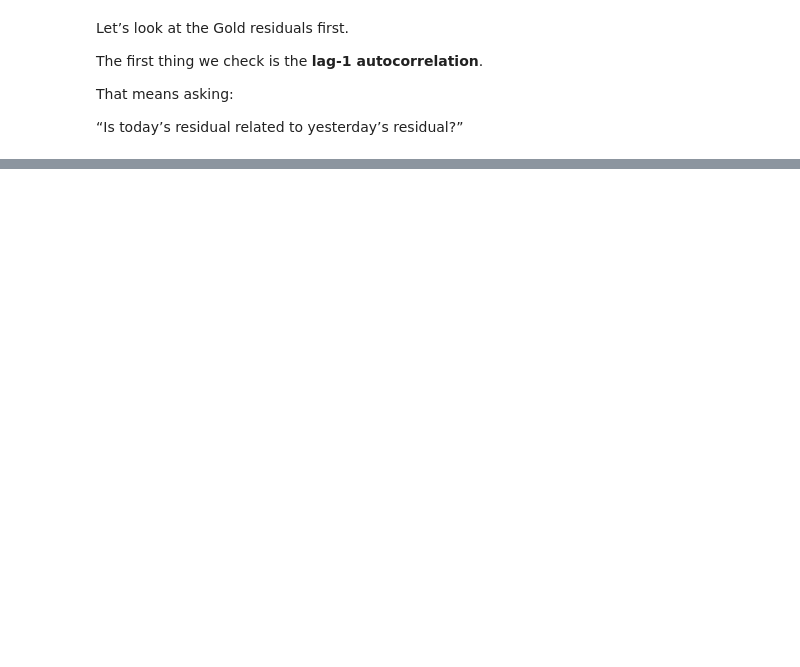
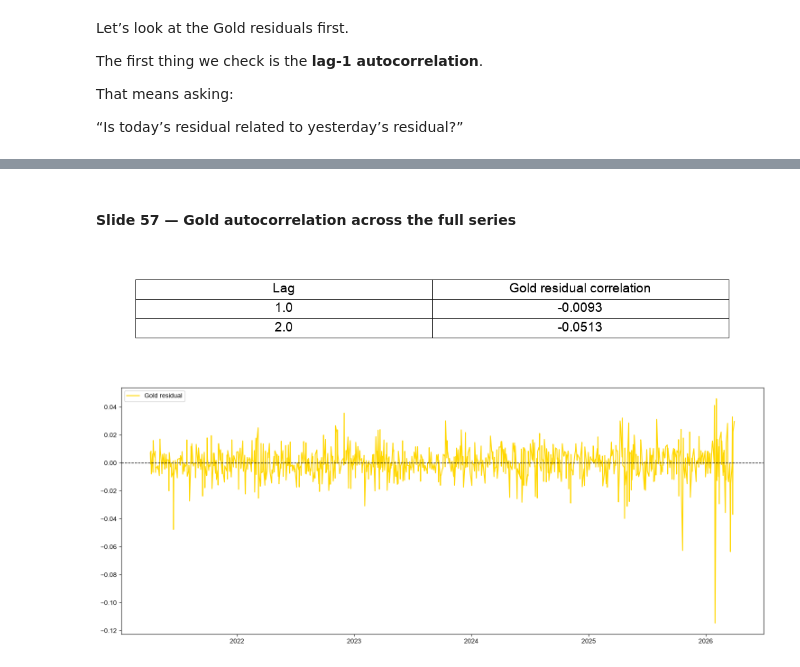
Before and after one commit to Bloodphilic/AlgoStalk, a Jupyter notebook: course/TimeSeries/VAR/code/VAR_Concepts_Investigation.ipynb, the cells around one changed output, grey strips where cells are left out. Drawn from its saved outputs; the diff is of its cells as text; code cells hidden in the pictures; blank space fills up the shorter version.

```diff
--- a/course/TimeSeries/VAR/code/VAR_Concepts_Investigation.ipynb
+++ b/course/TimeSeries/VAR/code/VAR_Concepts_Investigation.ipynb
@@ -1387,0 +1462,37 @@ That means asking:
+# %% [markdown]
+#### Slide 57 — Gold autocorrelation across the full series
+# %%
+from statsmodels.tsa.api import VAR
+
+full_var_data = log_returns.set_index("Date")[["Gold", "DXY", "SP500"]].dropna()
+full_var_results = VAR(full_var_data).fit(1)
+full_gold_residuals = full_var_results.resid["Gold"].dropna()
+
+full_lag_correlations = pd.DataFrame({
+    "Lag": [1, 2],
+    "Gold residual correlation": [
+        np.corrcoef(full_gold_residuals.iloc[:-1], full_gold_residuals.iloc[1:])[0, 1],
+        np.corrcoef(full_gold_residuals.iloc[:-2], full_gold_residuals.iloc[2:])[0, 1],
+    ],
+})
+display_table(full_lag_correlations.round(4), fontsize=14, figsize=(10, 1.8))
+
+
+gold_residual_plot = full_gold_residuals.rename("Gold").reset_index()
+gold_residual_plot = gold_residual_plot.rename(columns={"index": "Date"})
+
+ax = get_market_chart(
+    gold_residual_plot,
+    "Date",
+    "Gold",
+    label="Gold residual",
+    color=custom_palleter["Gold"],
+    hide_ticks=False,
+)
+ax.axhline(0, color="black", linestyle="--", linewidth=1)
+ax.legend()
+ax.figure.tight_layout()
+plt.show()
+# %% [output]
+[figure, added]
+[figure, added]
```
Also changed, not shown: parts of 41 cells of this notebook, 1 other file.
